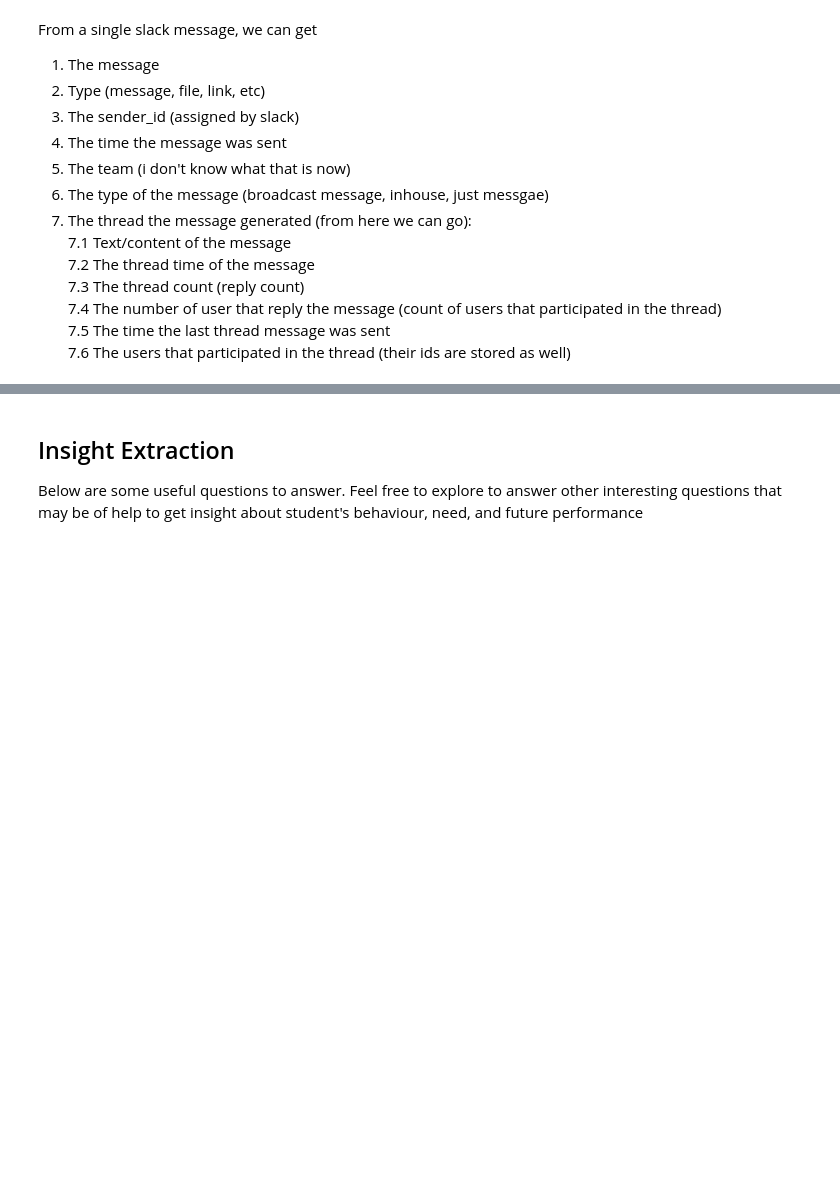
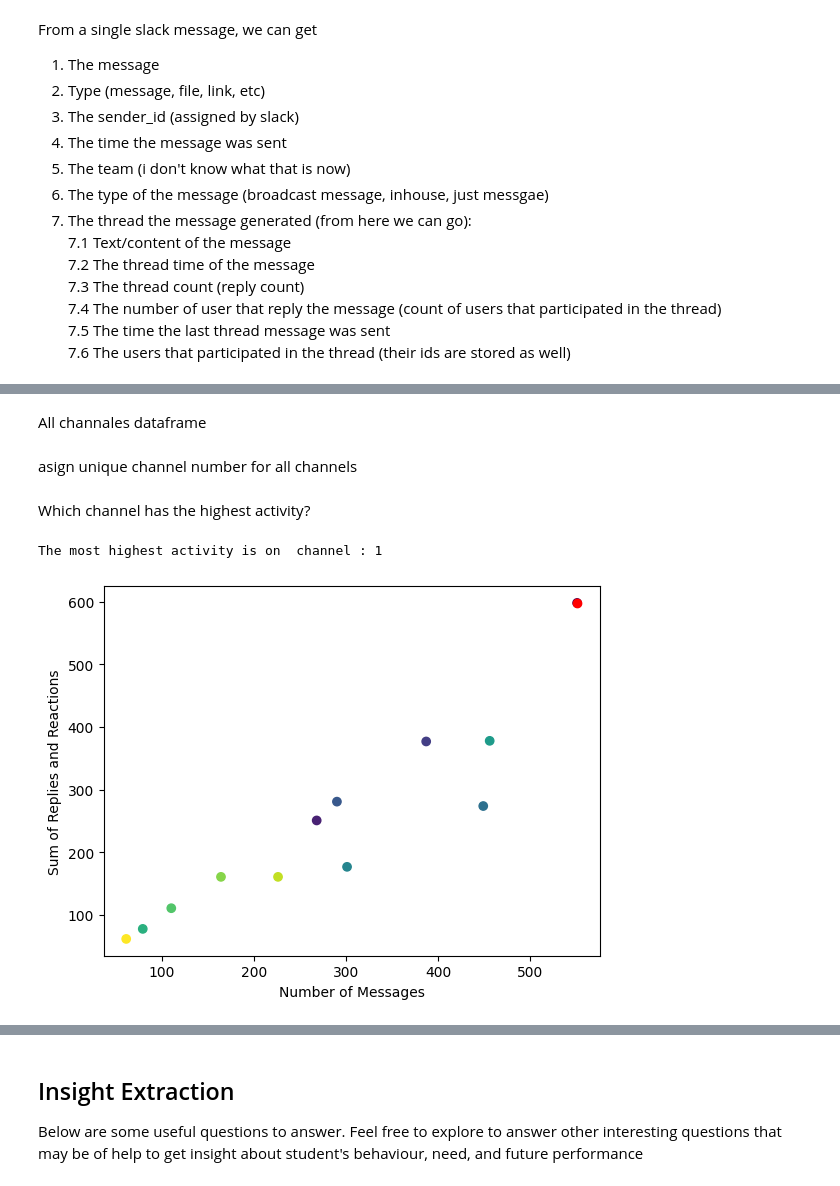
Before and after one commit to Leulsee/week0_starter_network_analysis, a Jupyter notebook: notebooks/parse_slack_data.ipynb, the cells around one changed output, grey strips where cells are left out. Cells and saved outputs as stored; diff of their text form; code cells hidden in the pictures; blank space fills up the shorter version.

```diff
--- a/notebooks/parse_slack_data.ipynb
+++ b/notebooks/parse_slack_data.ipynb
@@ -91,0 +258,2 @@ last_10_message
+# %% [markdown]
+All channales dataframe
@@ -145,3 +320,52 @@ def draw_user_reaction(data, channel='General'):
     plt.xlabel("Sender Name", size=18); plt.ylabel("Frequency", size=18);
     plt.xticks(size=14); plt.yticks(size=14);
     plt.show()
+# %% [markdown]
+asign unique channel number for all channels
+# %%
+
+data_loader = SlackDataLoader
+for week in range(1, 13):
+    week_channel_variable_name = f'week{week}_channel'
+    week_path = f'../data/all-week{week}/'
+
+    globals()[week_channel_variable_name] = data_loader.slack_parser(week_path)
+
+weeks = [week1_channel, week2_channel, week3_channel, week4_channel, week5_channel, week6_channel, week7_channel, week8_channel, week9_channel, week10_channel, week11_channel, week12_channel]
+
+for i, week in enumerate(weeks, start=1):
+    week['channel'] = i
+
+# Concatenate all dataframes into a single dataframe
+concated_data = pd.concat(weeks, ignore_index=True)
+# %% [markdown]
+Which channel has the highest activity?
+# %%
+channel_activity = concated_data.groupby('channel').agg({
+    'msg_content': 'count',
+    'reply_count': 'sum',
+    'reply_users_count': 'sum'
+}).reset_index()
+
+# Calculate the sum of replies and reactions
+channel_activity['replies_and_reactions'] = channel_activity['reply_count'] + channel_activity['reply_users_count']
+
+# Identify the most active channel
+most_active_channel = channel_activity.loc[channel_activity['replies_and_reactions'].idxmax()]
+
+# Create a scatter plot
+plt.scatter(channel_activity['msg_content'], channel_activity['replies_and_reactions'], c=channel_activity['channel'])
+
+# Highlight the most active channel
+plt.scatter(most_active_channel['msg_content'], most_active_channel['replies_and_reactions'], color='red', marker='o')
+
+# Set axis labels
+plt.xlabel('Number of Messages')
+plt.ylabel('Sum of Replies and Reactions')
+
+
+
+print(f"The most highest activity is on  channel : {most_active_channel['channel']}")
+# %% [output]
+The most highest activity is on  channel : 1
+[figure, added]
```
Also changed, not shown: parts of 30 cells of this notebook.
